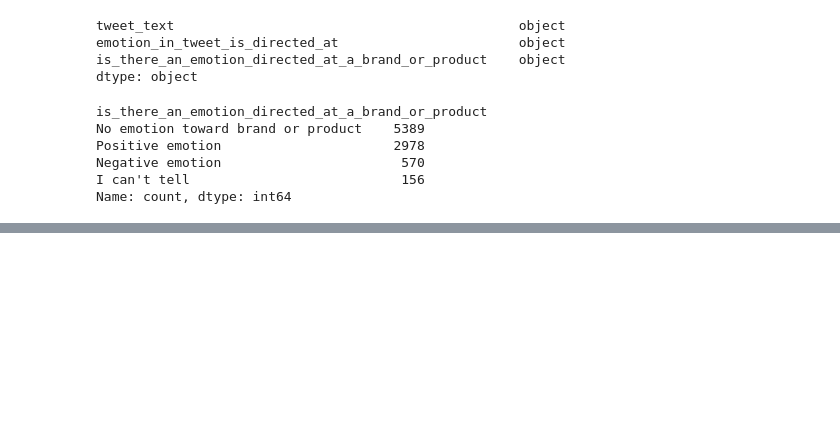
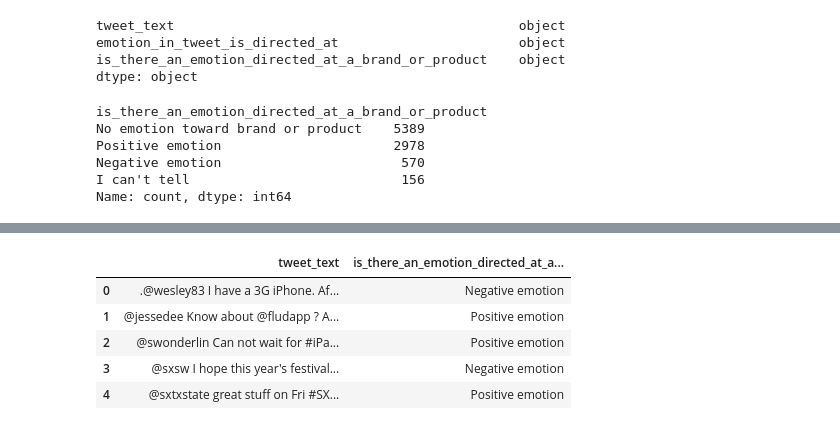
Before and after one commit to levine01/Twitter-Sentiment-Analysis, a Jupyter notebook: index.ipynb, the cells around one changed output, grey strips where cells are left out. Saved outputs shown, nothing was run; the diff lists cells and outputs as text; code cells hidden in the pictures; blank space fills up the shorter version.

```diff
--- a/index.ipynb
+++ b/index.ipynb
@@ -181,0 +177,11 @@ NameError: name 'columns' is not defined
+# %%
+# dropping 'i cant tell' and No emotion toward brand or product' category since we will only be using the two sentiments.
+data = data[(data['is_there_an_emotion_directed_at_a_brand_or_product'] != "I can't tell")]
+data.head()
+# %% [output]
+|  | tweet_text | is_there_an_emotion_directed_at_a... |
+| 0 | .@wesley83 I have a 3G iPhone. Af... | Negative emotion |
+| 1 | @jessedee Know about @fludapp ? A... | Positive emotion |
+| 2 | @swonderlin Can not wait for #iPa... | Positive emotion |
+| 3 | @sxsw I hope this year's festival... | Negative emotion |
+| 4 | @sxtxstate great stuff on Fri #SX... | Positive emotion |
```
Also changed, not shown: parts of 20 cells of this notebook.
